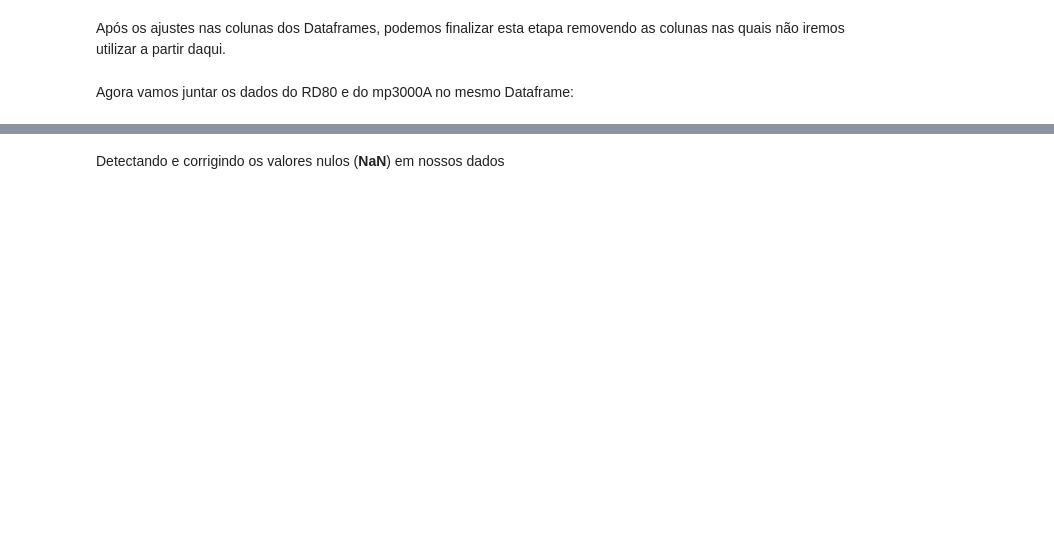
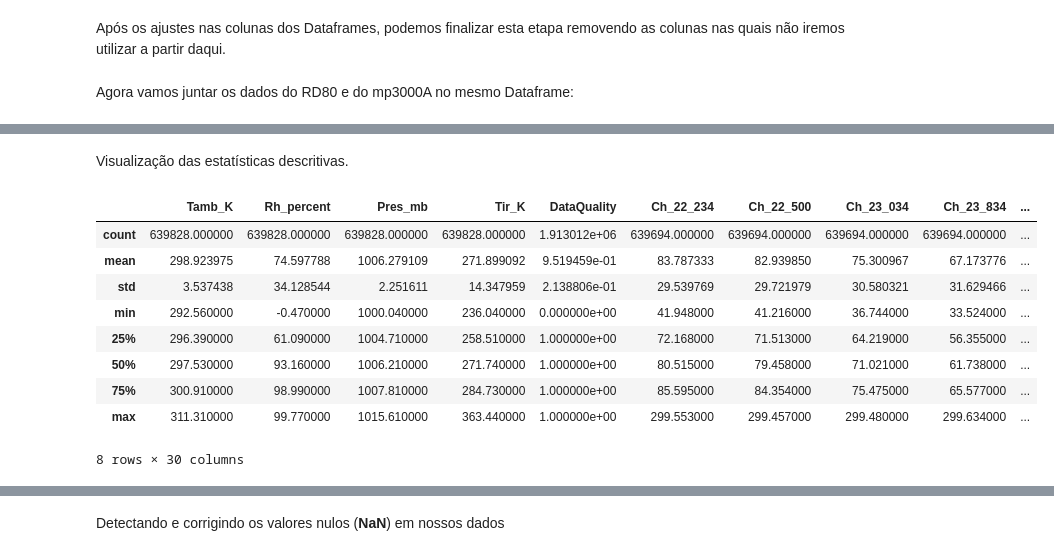
Before and after one commit to lourencocavalcante/Introduction-to-Data-Science, a Jupyter notebook: CAP394_2022_Fase1_Pre_Processando.ipynb, the cells around one changed output, grey strips where cells are left out. Saved outputs shown, nothing was run; the diff lists cells and outputs as text; code cells hidden in the pictures; blank space fills up the shorter version.

```diff
--- a/CAP394_2022_Fase1_Pre_Processando.ipynb
+++ b/CAP394_2022_Fase1_Pre_Processando.ipynb
@@ -253,0 +310,21 @@ sns.heatmap(corr[(corr >= 0.30) | (corr <= -0.30)],cmap='viridis', vmax=1.0, vmi
+# %%
+# Criando uma coluna de dia da semana
+
+df_MP3000A_final['Day_of_week'] = [d.day_name() for d in df_MP3000A_final['Datetime']]
+# %%
+# Ordenando a coluna do dia da semana
+
+df_MP3000A_final['Day_of_week'] = pd.Categorical(df_MP3000A_final['Day_of_week'],
+                                 categories= ['Monday','Tuesday','Wednesday','Thursday','Friday','Saturday', 'Sunday'],
+                                              ordered = True)
+# %%
+# Criando a coluna hora do dia
+
+df_MP3000A_final['Time'] = [d.time() for d in df_MP3000A_final['Datetime']]
+# %%
+# Dividindo a coluna hora do dia em diferentes sessões em um dia
+
+df_MP3000A_final=df_MP3000A_final.assign(session=pd.cut(df_MP3000A_final.Datetime.dt.hour,
+                            [0,6,12,18,23],
+                            labels=['Night','Morning','Afternoon','Evening'],
+                            include_lowest=True))
@@ -253,0 +343,16 @@ sns.heatmap(corr[(corr >= 0.30) | (corr <= -0.30)],cmap='viridis', vmax=1.0, vmi
+# %% [markdown]
+Visualização das estatísticas descritivas.
+# %%
+#Visualização das estatísticas descritivas
+df_MP3000A_final.describe()
+# %% [output]
+|  | Tamb_K | Rh_percent | Pres_mb | Tir_K | DataQuality | Ch_22_234 | Ch_22_500 | Ch_23_034 | Ch_23_834 | ... |
+| count | 639828.000000 | 639828.000000 | 639828.000000 | 639828.000000 | 1.913012e+06 | 639694.000000 | 639694.000000 | 639694.000000 | 639694.000000 | ... |
+| mean | 298.923975 | 74.597788 | 1006.279109 | 271.899092 | 9.519459e-01 | 83.787333 | 82.939850 | 75.300967 | 67.173776 | ... |
+| std | 3.537438 | 34.128544 | 2.251611 | 14.347959 | 2.138806e-01 | 29.539769 | 29.721979 | 30.580321 | 31.629466 | ... |
+| min | 292.560000 | -0.470000 | 1000.040000 | 236.040000 | 0.000000e+00 | 41.948000 | 41.216000 | 36.744000 | 33.524000 | ... |
+| 25% | 296.390000 | 61.090000 | 1004.710000 | 258.510000 | 1.000000e+00 | 72.168000 | 71.513000 | 64.219000 | 56.355000 | ... |
+| 50% | 297.530000 | 93.160000 | 1006.210000 | 271.740000 | 1.000000e+00 | 80.515000 | 79.458000 | 71.021000 | 61.738000 | ... |
+| 75% | 300.910000 | 98.990000 | 1007.810000 | 284.730000 | 1.000000e+00 | 85.595000 | 84.354000 | 75.475000 | 65.577000 | ... |
+| max | 311.310000 | 99.770000 | 1015.610000 | 363.440000 | 1.000000e+00 | 299.553000 | 299.457000 | 299.480000 | 299.634000 | ... |
+8 rows × 30 columns
```
Also changed, not shown: parts of 15 cells of this notebook.
